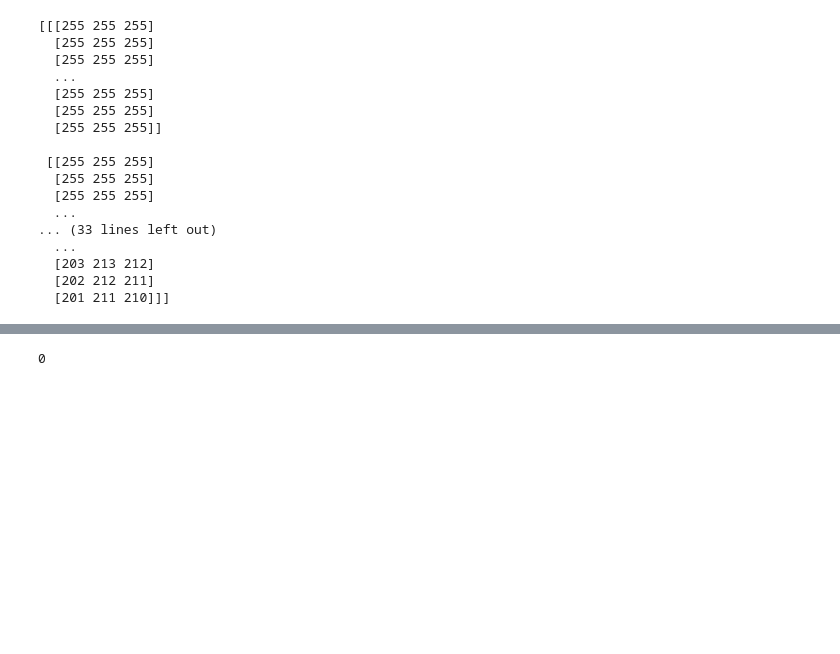
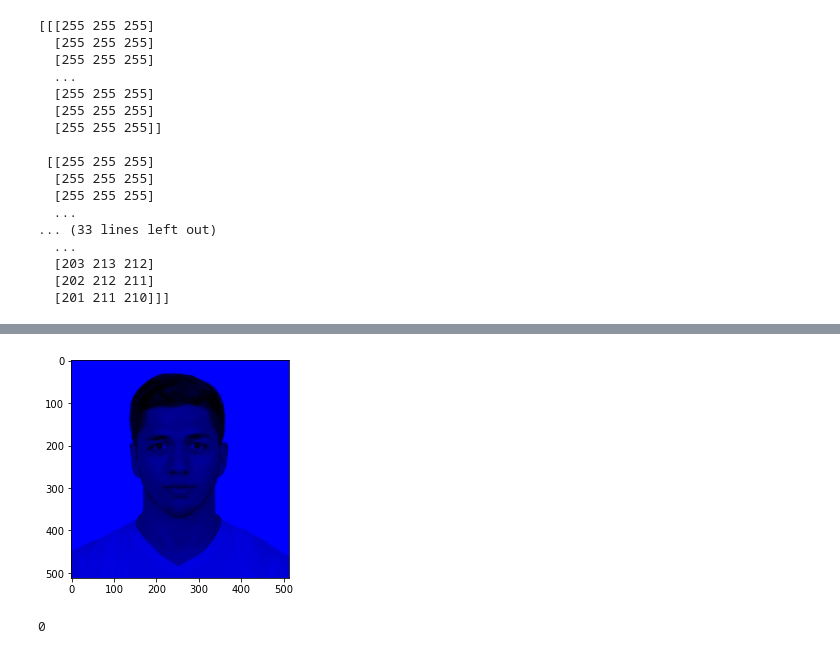
Before and after one commit to sencer4898/fall21-sencer4898, a Jupyter notebook: files/HW1.ipynb, the cells around one changed output, grey strips where cells are left out. Saved outputs shown, nothing was run; the diff lists cells and outputs as text; code cells hidden in the pictures; blank space fills up the shorter version.

```diff
--- a/files/HW1.ipynb
+++ b/files/HW1.ipynb
@@ -197,0 +229,4 @@ print(img)
+# %%
+plt.imshow(img_b);
+# %% [output]
+[figure, added]
```
Also changed, not shown: parts of 9 cells of this notebook, 1 other file.
